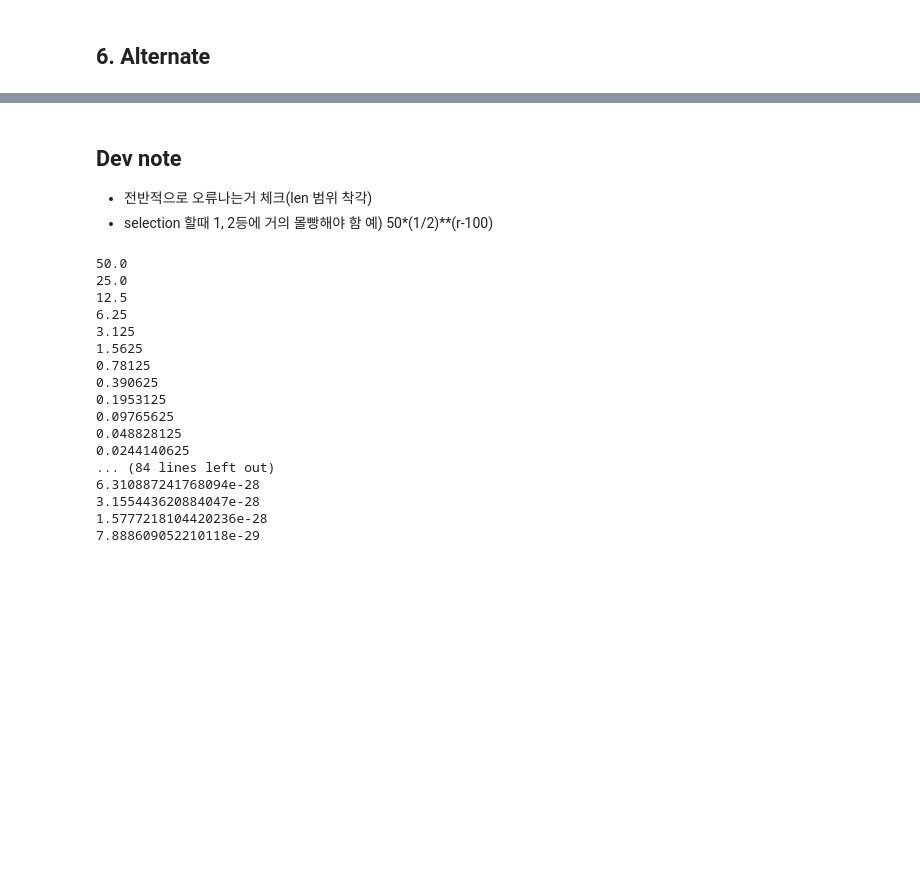
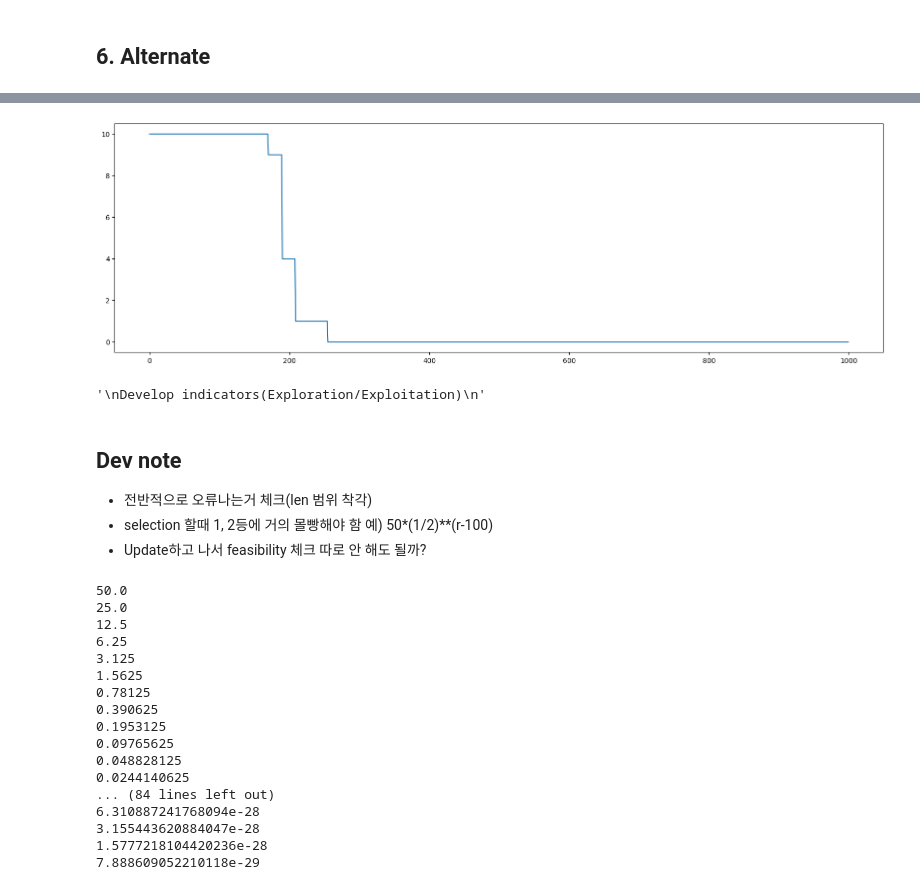
Before and after one commit to DonghoonKwon/TIL_1hour, a Jupyter notebook: GENETIC_ALGORITHM/genetic_algorithm-240412.ipynb, the cells around one changed output, grey strips where cells are left out. Cells and saved outputs as stored; diff of their text form; code cells hidden in the pictures; blank space fills up the shorter version.

```diff
--- a/GENETIC_ALGORITHM/genetic_algorithm-240412.ipynb
+++ b/GENETIC_ALGORITHM/genetic_algorithm-240412.ipynb
@@ -218,9 +231,2 @@ def calculate_objective_function(solution_set):
-# %%
-num_pop = 100
-dimension = 2
-size = 7 #(-100<= X <=100 by binary)
-
-crossover_prob = 0.8 # 0.7, 0.8, 0.9
-mutation_prob = 0.1 # 0.05, 0.1, 0.15, 0.2
 # %% [markdown]
 ## 2. Generate initial population
@@ -310,8 +351,8 @@ Execute muatation with crossover probability: select only one solution between t
 """
 
 print(f'current\n{new_solution_1}\n{new_solution_2}')
-if random.random() <= 1: # mutation_prob
+if random.random() <= mutation_prob: # mutation_prob
     new_solution_1, new_solution_2 = execute_mutation_standard(new_solution_1, new_solution_2)
-print(f'current\n{new_solution_1}\n{new_solution_2}')
+    print(f'new\n{new_solution_1}\n{new_solution_2}')
 # %% [output]
 current
@@ -345,0 +452,30 @@ print(solution_set[selected_pop[1]])
+# %%
+"""
+Basis plot
+"""
+def basis_plot(solution_set, iteration):
+    plot_for_indicators = take_coordinates(solution_set)
+    x, y = zip(*plot_for_indicators)
+    plt.scatter(x,y, s=15, color='r')
+    plt.xlabel('X')
+    plt.ylabel('Y')
+    plt.xlim([-120, 120])      # X축의 범위: [xmin, xmax]
+    plt.ylim([-120, 120])
+    plt.title(f'Iteration: {iteration}, Crossover_prob: {crossover_prob}, Mutation_prob: {mutation_prob}')
+    plt.show()
+
+    print(f'plot_for_indicators: {plot_for_indicators}')
+
+"""
+Exploration
+: Area of maximal radius circle
+"""
+
+
+"""
+Exploitation
+: (current area) / (initial area)
+"""
+
+
+print("!")
@@ -461,7 +600,20 @@ while iteration <= 2000:
+# %%
+plt.figure(figsize=(20,6))
+plt.plot(list_for_plot)
+plt.show()
+# %% [output]
+[figure, added]
+# %%
+"""
+Develop indicators(Exploration/Exploitation)
+"""
+# %% [output]
+'\nDevelop indicators(Exploration/Exploitation)\n'
 # %% [markdown]
 ## Dev note
 - 전반적으로 오류나는거 체크(len 범위 착각)
 - selection 할때 1, 2등에 거의 몰빵해야 함 예) 50*(1/2)**(r-100)
+- Update하고 나서 feasibility 체크 따로 안 해도 될까?
 # %%
 for r in range(0, 100):
     print(50*(0.5)**(r))
```
Also changed, not shown: parts of 28 cells of this notebook.
